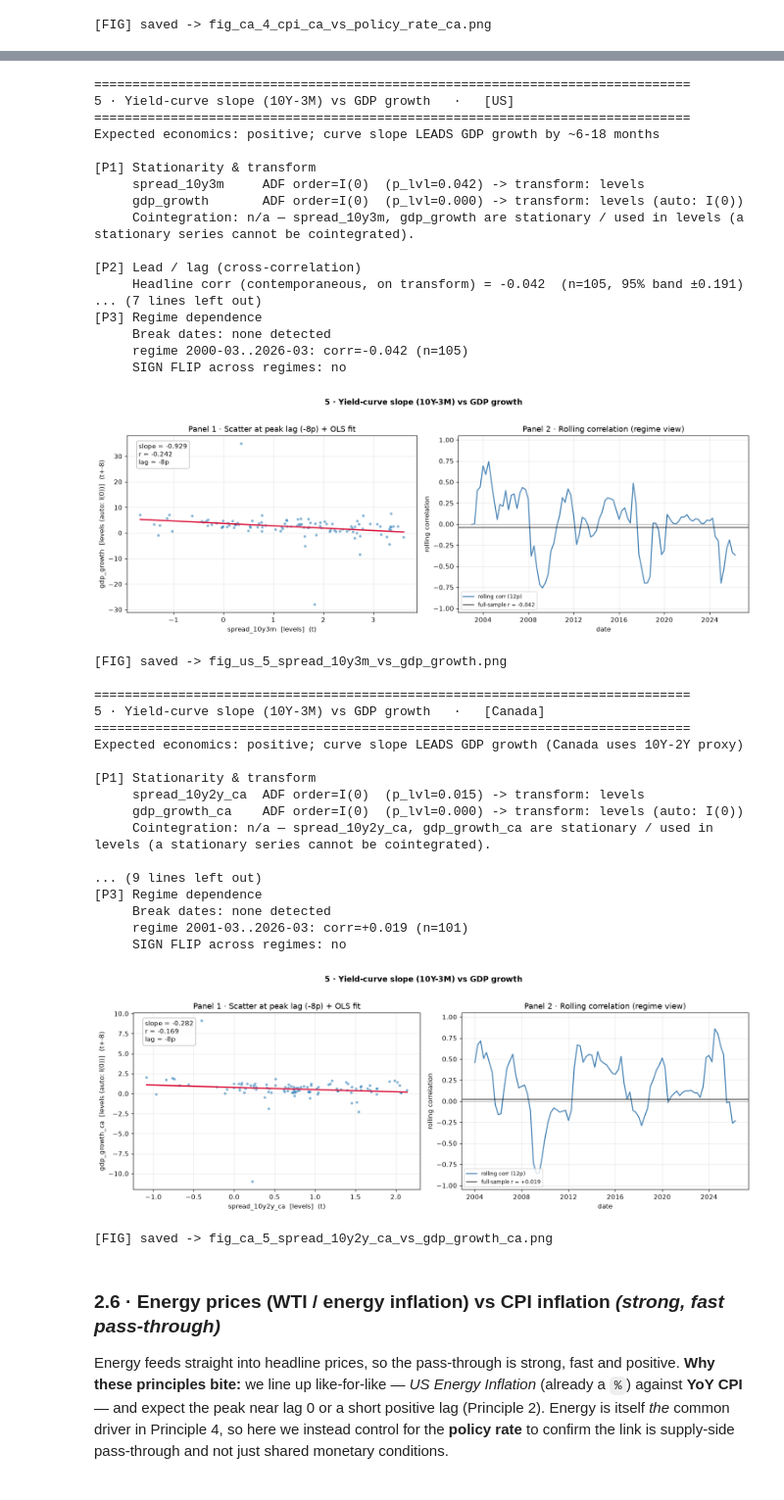
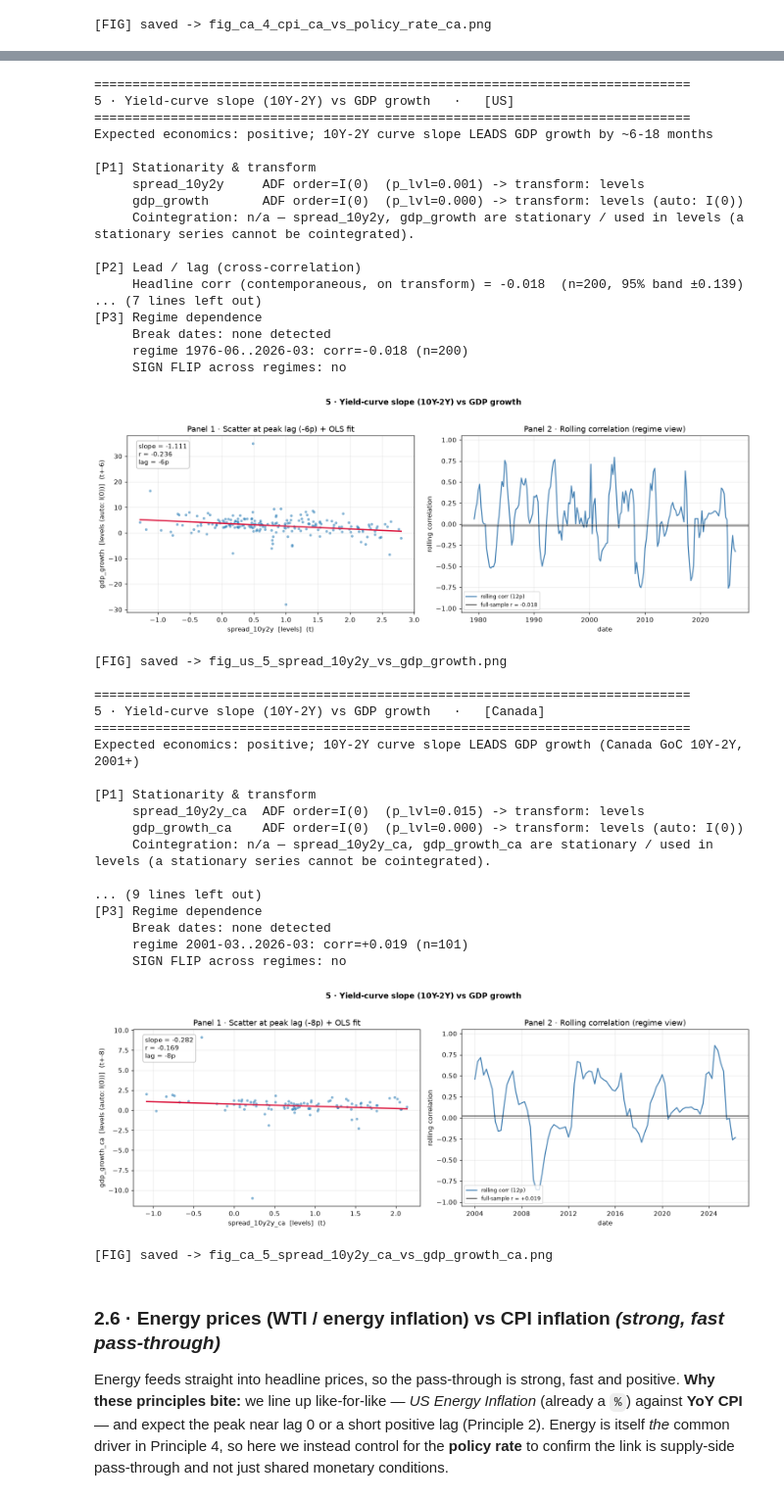
Before and after one commit to will-smith12/macro-relationships-dashboard, a Jupyter notebook: macro_relationships_master.ipynb, the cells around one changed output, grey strips where cells are left out. Shown at 98% size. Cells and saved outputs as stored; diff of their text form; code cells hidden in the pictures.

```diff
--- a/macro_relationships_master.ipynb
+++ b/macro_relationships_master.ipynb
@@ -1726,43 +1734,43 @@ closest available proxy, while the US panel keeps the canonical **10Y–3M**.
 # %%
 r = analyze_relationship(
-    "rel5_slope_gdp", "5 · Yield-curve slope (10Y-3M) vs GDP growth",
-    pick("spread_10y3m", "spread_10y2y"), "gdp_growth",
+    "rel5_slope_gdp", "5 · Yield-curve slope (10Y-2Y) vs GDP growth",
+    "spread_10y2y", "gdp_growth",
     x_transform="level", y_transform="auto",
     expected_lead="x", expected_sign="+", expected_leader="x", fig_n=5, country="US",
-    expect="positive; curve slope LEADS GDP growth by ~6-18 months")
+    expect="positive; 10Y-2Y curve slope LEADS GDP growth by ~6-18 months")
 if r: SUMMARY.append(r)
 r = analyze_relationship(
-    "rel5_slope_gdp", "5 · Yield-curve slope (10Y-3M) vs GDP growth",
+    "rel5_slope_gdp", "5 · Yield-curve slope (10Y-2Y) vs GDP growth",
     "spread_10y2y_ca", "gdp_growth_ca",
     x_transform="level", y_transform="auto",
     expected_lead="x", expected_sign="+", expected_leader="x", fig_n=5, country="Canada",
-    expect="positive; curve slope LEADS GDP growth (Canada uses 10Y-2Y proxy)")
+    expect="positive; 10Y-2Y curve slope LEADS GDP growth (Canada GoC 10Y-2Y, 2001+)")
 if r: SUMMARY.append(r)
 # %% [output]
 ==============================================================================
-5 · Yield-curve slope (10Y-3M) vs GDP growth   ·   [US]
+5 · Yield-curve slope (10Y-2Y) vs GDP growth   ·   [US]
 ==============================================================================
-Expected economics: positive; curve slope LEADS GDP growth by ~6-18 months
+Expected economics: positive; 10Y-2Y curve slope LEADS GDP growth by ~6-18 months
 
 [P1] Stationarity & transform
-     spread_10y3m     ADF order=I(0)  (p_lvl=0.042) -> transform: levels
+     spread_10y2y     ADF order=I(0)  (p_lvl=0.001) -> transform: levels
      gdp_growth       ADF order=I(0)  (p_lvl=0.000) -> transform: levels (auto: I(0))
-     Cointegration: n/a — spread_10y3m, gdp_growth are stationary / used in levels (a stationary series cannot be cointegrated).
+     Cointegration: n/a — spread_10y2y, gdp_growth are stationary / used in levels (a stationary series cannot be cointegrated).
 
 [P2] Lead / lag (cross-correlation)
-     Headline corr (contemporaneous, on transform) = -0.042  (n=105, 95% band ±0.191)
+     Headline corr (contemporaneous, on transform) = -0.018  (n=200, 95% band ±0.139)
 ... (7 lines left out)
 [P3] Regime dependence
      Break dates: none detected
-     regime 2000-03..2026-03: corr=-0.042 (n=105)
+     regime 1976-06..2026-03: corr=-0.018 (n=200)
      SIGN FLIP across regimes: no
-[figure, old version]
+[figure, new version]
-[FIG] saved -> fig_us_5_spread_10y3m_vs_gdp_growth.png
+[FIG] saved -> fig_us_5_spread_10y2y_vs_gdp_growth.png
 
 ==============================================================================
-5 · Yield-curve slope (10Y-3M) vs GDP growth   ·   [Canada]
+5 · Yield-curve slope (10Y-2Y) vs GDP growth   ·   [Canada]
 ==============================================================================
-Expected economics: positive; curve slope LEADS GDP growth (Canada uses 10Y-2Y proxy)
+Expected economics: positive; 10Y-2Y curve slope LEADS GDP growth (Canada GoC 10Y-2Y, 2001+)
 
 [P1] Stationarity & transform
      spread_10y2y_ca  ADF order=I(0)  (p_lvl=0.015) -> transform: levels
```
Also changed, not shown: parts of 6 cells of this notebook, 11 other files.
